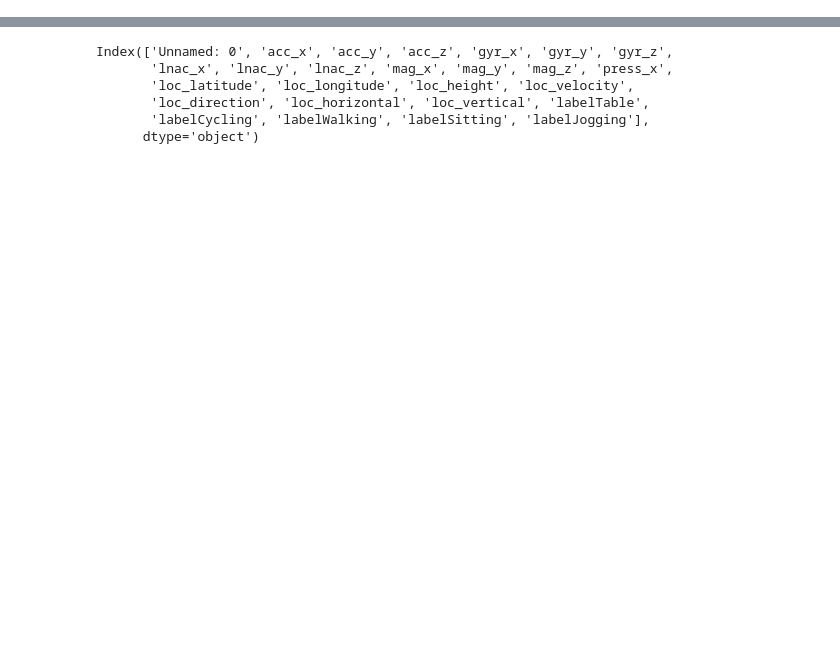
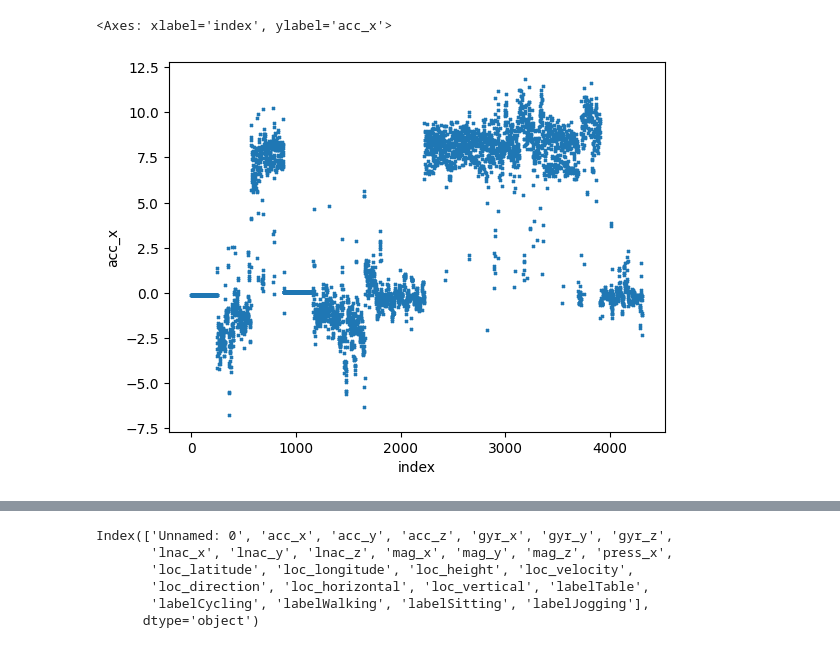
Before and after one commit to heojee1/ML4QS, a Jupyter notebook: Data Analysis.ipynb, the cells around one changed output, grey strips where cells are left out. Saved outputs shown, nothing was run; the diff lists cells and outputs as text; code cells hidden in the pictures; blank space fills up the shorter version.

```diff
--- a/Data Analysis.ipynb
+++ b/Data Analysis.ipynb
@@ -14,3 +14,8 @@ df_750 = pd.read_csv('/Users/jeewon/Desktop/me/Python3Code/results/aggregated_75
 df_1000 = pd.read_csv('/Users/jeewon/Desktop/me/Python3Code/results/aggregated_1000.csv')
 df_10000 = pd.read_csv('/Users/jeewon/Desktop/me/Python3Code/results/aggregated_10000.csv')
 df_60000 = pd.read_csv('/Users/jeewon/Desktop/me/Python3Code/results/aggregated_60000.csv')
+# %%
+df_750.reset_index().plot(kind='scatter', x='index', y='acc_x', marker='x', s=4)
+# %% [output]
+<Axes: xlabel='index', ylabel='acc_x'>
+[figure, added]
```
Also changed, not shown: parts of 18 cells of this notebook, 8 other files.
